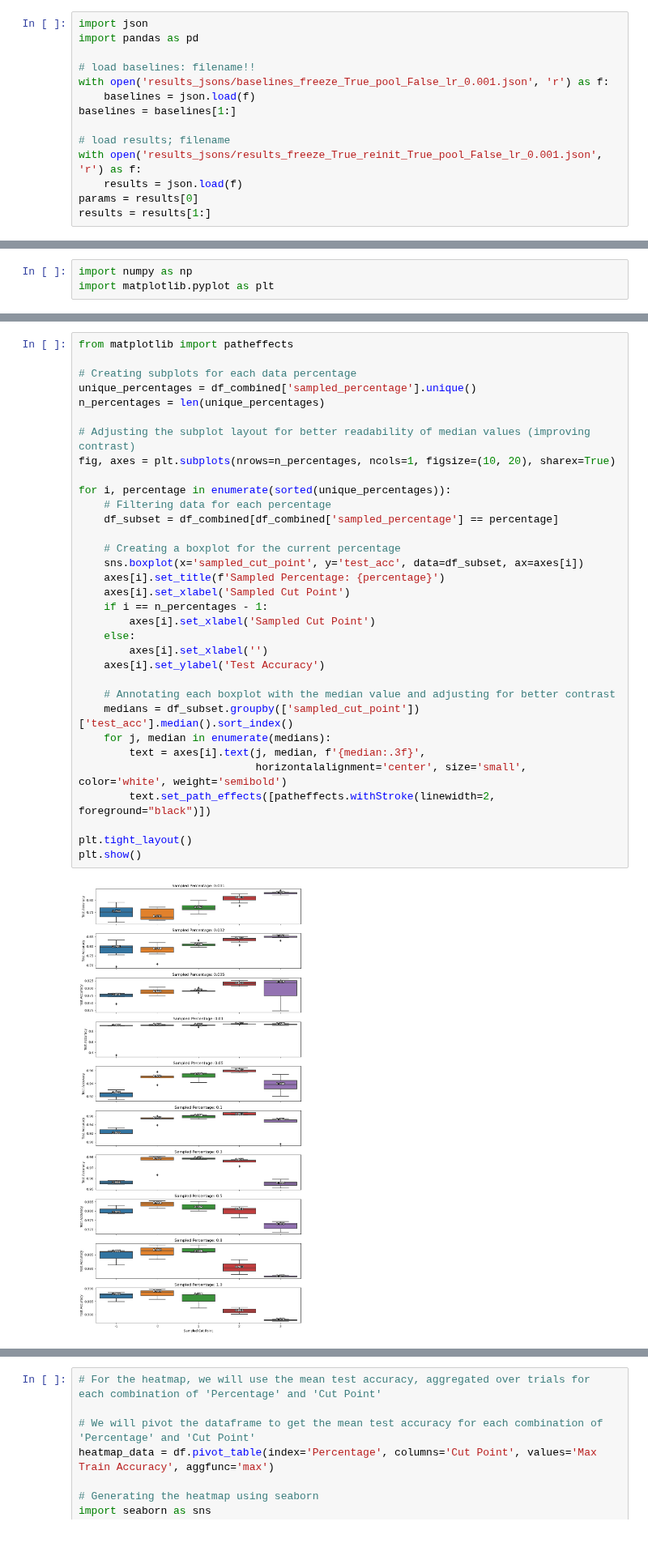
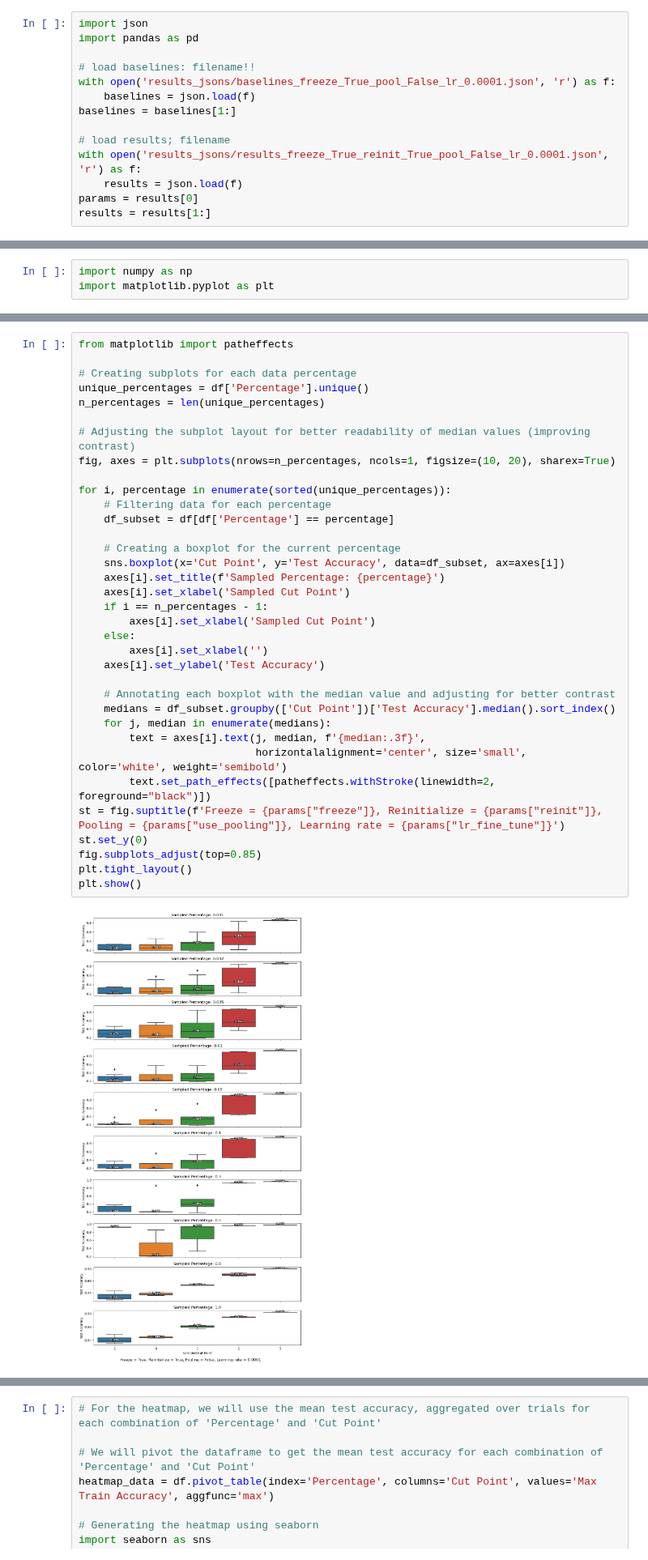
Before and after one commit to tusharmanekar/mp-tl-study, a Jupyter notebook: 50-50_MNIST/3d_visualizations.ipynb, the cells around one changed output, grey strips where cells are left out. Shown at 81% size. Saved outputs shown, nothing was run; the diff lists cells and outputs as text.

Commit message:
visualizations fix

```diff
--- a/50-50_MNIST/3d_visualizations.ipynb
+++ b/50-50_MNIST/3d_visualizations.ipynb
@@ -3,12 +3,12 @@ import json
 import pandas as pd
 
 # load baselines: filename!!
-with open('results_jsons/baselines_freeze_True_pool_False_lr_0.001.json', 'r') as f:
+with open('results_jsons/baselines_freeze_True_pool_False_lr_0.0001.json', 'r') as f:
     baselines = json.load(f)
 baselines = baselines[1:]
 
 # load results; filename
-with open('results_jsons/results_freeze_True_reinit_True_pool_False_lr_0.001.json', 'r') as f:
+with open('results_jsons/results_freeze_True_reinit_True_pool_False_lr_0.0001.json', 'r') as f:
     results = json.load(f)
 params = results[0]
 results = results[1:]
@@ -116,38 +114,40 @@ plt.show()
 # %%
 from matplotlib import patheffects
 
 # Creating subplots for each data percentage
-unique_percentages = df_combined['sampled_percentage'].unique()
+unique_percentages = df['Percentage'].unique()
 n_percentages = len(unique_percentages)
 
 # Adjusting the subplot layout for better readability of median values (improving contrast)
 fig, axes = plt.subplots(nrows=n_percentages, ncols=1, figsize=(10, 20), sharex=True)
 
 for i, percentage in enumerate(sorted(unique_percentages)):
     # Filtering data for each percentage
-    df_subset = df_combined[df_combined['sampled_percentage'] == percentage]
+    df_subset = df[df['Percentage'] == percentage]
 
     # Creating a boxplot for the current percentage
-    sns.boxplot(x='sampled_cut_point', y='test_acc', data=df_subset, ax=axes[i])
+    sns.boxplot(x='Cut Point', y='Test Accuracy', data=df_subset, ax=axes[i])
     axes[i].set_title(f'Sampled Percentage: {percentage}')
     axes[i].set_xlabel('Sampled Cut Point')
     if i == n_percentages - 1:
         axes[i].set_xlabel('Sampled Cut Point')
     else:
         axes[i].set_xlabel('')
     axes[i].set_ylabel('Test Accuracy')
 
     # Annotating each boxplot with the median value and adjusting for better contrast
-    medians = df_subset.groupby(['sampled_cut_point'])['test_acc'].median().sort_index()
+    medians = df_subset.groupby(['Cut Point'])['Test Accuracy'].median().sort_index()
     for j, median in enumerate(medians):
         text = axes[i].text(j, median, f'{median:.3f}',
                             horizontalalignment='center', size='small', color='white', weight='semibold')
         text.set_path_effects([patheffects.withStroke(linewidth=2, foreground="black")])
-
+st = fig.suptitle(f'Freeze = {params["freeze"]}, Reinitialize = {params["reinit"]}, Pooling = {params["use_pooling"]}, Learning rate = {params["lr_fine_tune"]}')
+st.set_y(0)
+fig.subplots_adjust(top=0.85)
 plt.tight_layout()
 plt.show()
 # %% [output]
-[figure, old version]
+[figure, new version]
 # %%
 # # Define column names
 # columns = ['Percentage', 'Cut Point', 'Trial', 'Train Accuracy', 'Test Accuracy']
```
Also changed, not shown: parts of 5 cells of this notebook, 3 other files.
